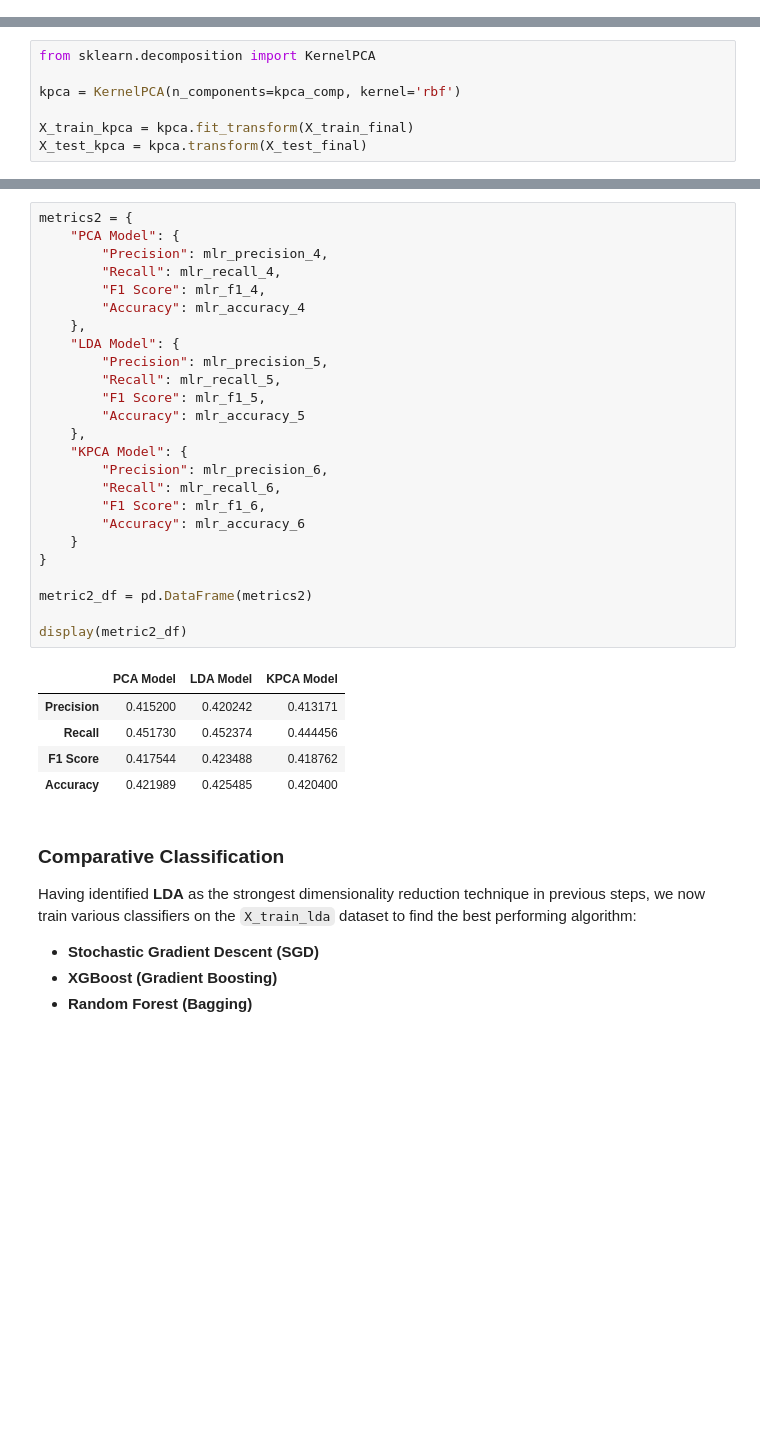
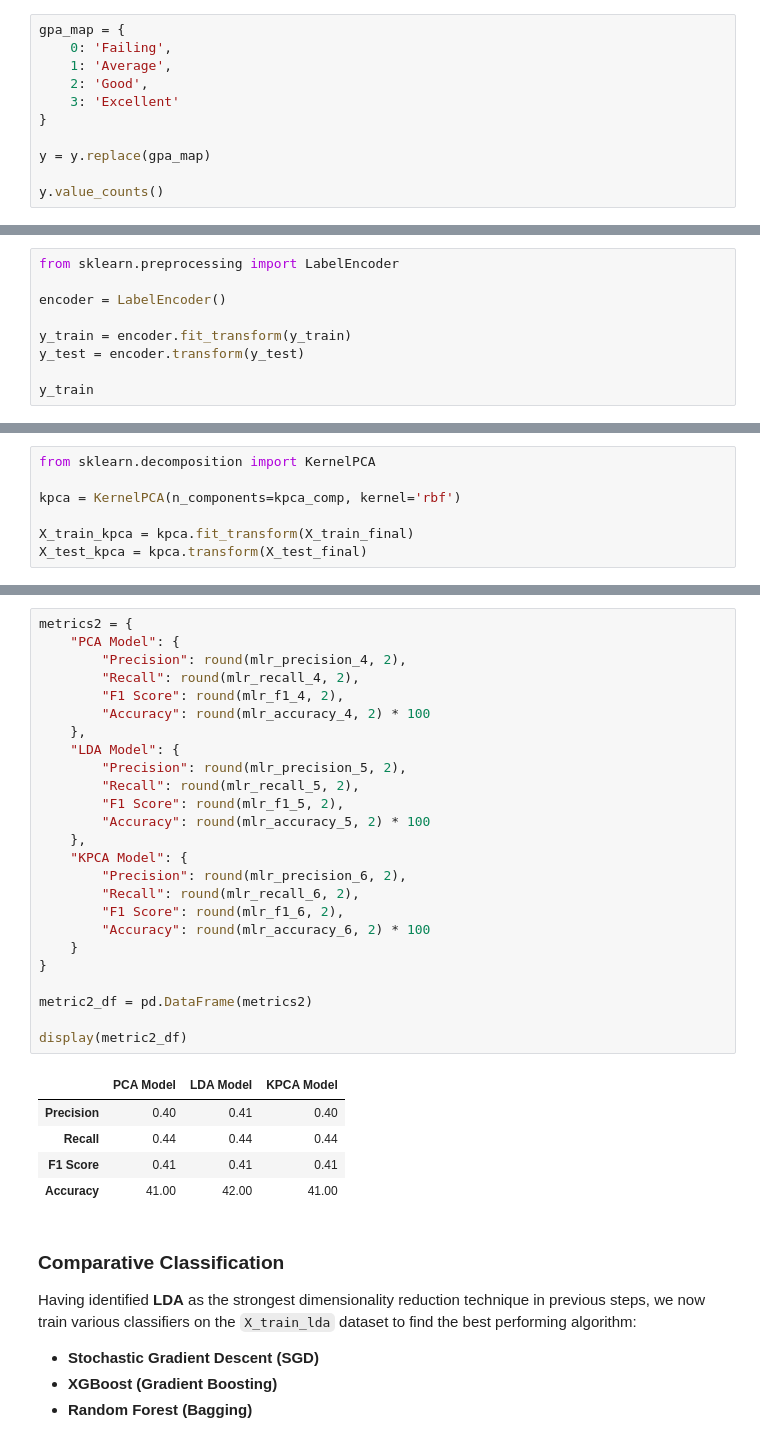
Before and after one commit to BonyGeorge/Project, a Jupyter notebook: main_notebook.ipynb, the cells around one changed output, grey strips where cells are left out. Saved outputs shown, nothing was run; the diff lists cells and outputs as text; blank space fills up the shorter version.

```diff
--- a/main_notebook.ipynb
+++ b/main_notebook.ipynb
@@ -100,0 +105,11 @@ y = df.X5GPAALL
+# %%
+gpa_map = {
+    0: 'Failing',
+    1: 'Average',
+    2: 'Good',
+    3: 'Excellent'
+}
+
+y = y.replace(gpa_map)
+
+y.value_counts()
@@ -138,3 +161,12 @@ X_test_scale = pd.DataFrame(scaler.transform(X_test_num_imp), columns=num_cols,
 
 X_train_final = pd.concat([X_train_scale, X_train_cat_imp], axis=1)
 X_test_final = pd.concat([X_test_scale, X_test_cat_imp], axis=1)
+# %%
+from sklearn.preprocessing import LabelEncoder
+
+encoder = LabelEncoder()
+
+y_train = encoder.fit_transform(y_train)
+y_test = encoder.transform(y_test)
+
+y_train
@@ -617,34 +737,34 @@ weighted avg       0.41      0.42      0.41      3147
 # %%
 metrics2 = {
     "PCA Model": {
-        "Precision": mlr_precision_4,
-        "Recall": mlr_recall_4,
-        "F1 Score": mlr_f1_4,
-        "Accuracy": mlr_accuracy_4
+        "Precision": round(mlr_precision_4, 2),
+        "Recall": round(mlr_recall_4, 2),
+        "F1 Score": round(mlr_f1_4, 2),
+        "Accuracy": round(mlr_accuracy_4, 2) * 100
     },
     "LDA Model": {
-        "Precision": mlr_precision_5,
-        "Recall": mlr_recall_5,
-        "F1 Score": mlr_f1_5,
-        "Accuracy": mlr_accuracy_5
+        "Precision": round(mlr_precision_5, 2),
+        "Recall": round(mlr_recall_5, 2),
+        "F1 Score": round(mlr_f1_5, 2),
+        "Accuracy": round(mlr_accuracy_5, 2) * 100
     },
     "KPCA Model": {
-        "Precision": mlr_precision_6,
-        "Recall": mlr_recall_6,
-        "F1 Score": mlr_f1_6,
-        "Accuracy": mlr_accuracy_6
+        "Precision": round(mlr_precision_6, 2),
+        "Recall": round(mlr_recall_6, 2),
+        "F1 Score": round(mlr_f1_6, 2),
+        "Accuracy": round(mlr_accuracy_6, 2) * 100
     }
 }
 
 metric2_df = pd.DataFrame(metrics2)
 
 display(metric2_df)
 # %% [output]
 |  | PCA Model | LDA Model | KPCA Model |
-| Precision | 0.415200 | 0.420242 | 0.413171 |
-| Recall | 0.451730 | 0.452374 | 0.444456 |
-| F1 Score | 0.417544 | 0.423488 | 0.418762 |
-| Accuracy | 0.421989 | 0.425485 | 0.420400 |
+| Precision | 0.40 | 0.41 | 0.40 |
+| Recall | 0.44 | 0.44 | 0.44 |
+| F1 Score | 0.41 | 0.41 | 0.41 |
+| Accuracy | 41.00 | 42.00 | 41.00 |
 # %% [markdown]
 ### Comparative Classification
 Having identified **LDA** as the strongest dimensionality reduction technique in previous steps, we now train various classifiers on the `X_train_lda` dataset to find the best performing algorithm:
```
Also changed, not shown: parts of 49 cells of this notebook, 8 other files.
